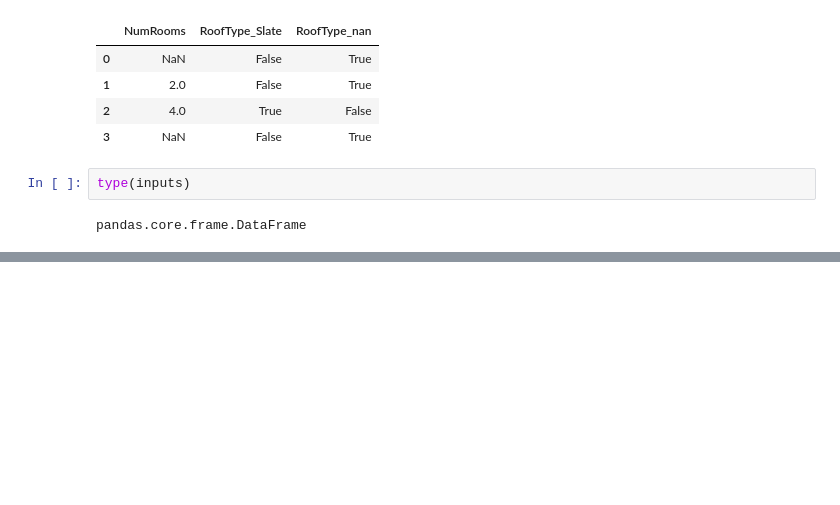
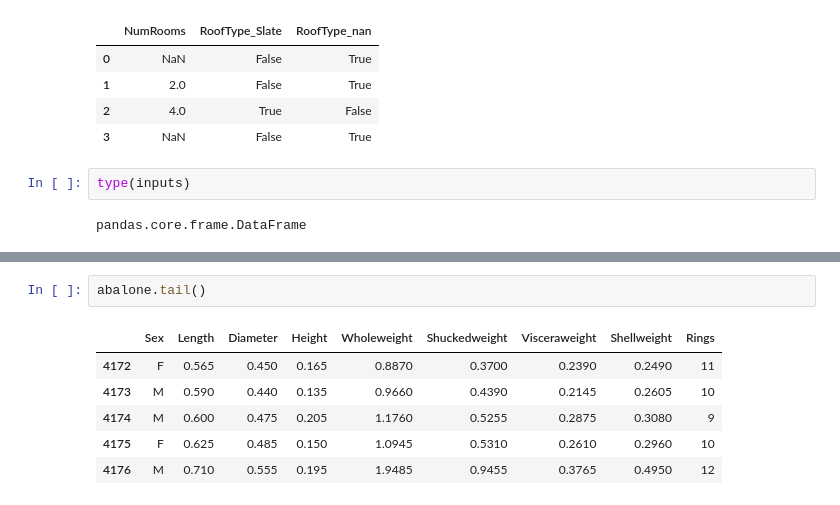
Before and after one commit to davidfufu/dive-into-deep-learning_exercises, a Jupyter notebook: student_work/2.2 Data Preprocessing.ipynb, the cells around one changed output, grey strips where cells are left out. Drawn from its saved outputs; the diff is of its cells as text; blank space fills up the shorter version.

```diff
--- a/student_work/2.2 Data Preprocessing.ipynb
+++ b/student_work/2.2 Data Preprocessing.ipynb
@@ -69,0 +152,9 @@ pandas.core.frame.DataFrame
+# %%
+abalone.tail()
+# %% [output]
+|  | Sex | Length | Diameter | Height | Wholeweight | Shuckedweight | Visceraweight | Shellweight | Rings |
+| 4172 | F | 0.565 | 0.450 | 0.165 | 0.8870 | 0.3700 | 0.2390 | 0.2490 | 11 |
+| 4173 | M | 0.590 | 0.440 | 0.135 | 0.9660 | 0.4390 | 0.2145 | 0.2605 | 10 |
+| 4174 | M | 0.600 | 0.475 | 0.205 | 1.1760 | 0.5255 | 0.2875 | 0.3080 | 9 |
+| 4175 | F | 0.625 | 0.485 | 0.150 | 1.0945 | 0.5310 | 0.2610 | 0.2960 | 10 |
+| 4176 | M | 0.710 | 0.555 | 0.195 | 1.9485 | 0.9455 | 0.3765 | 0.4950 | 12 |
```
Also changed, not shown: parts of 17 cells of this notebook, 2 other files.
